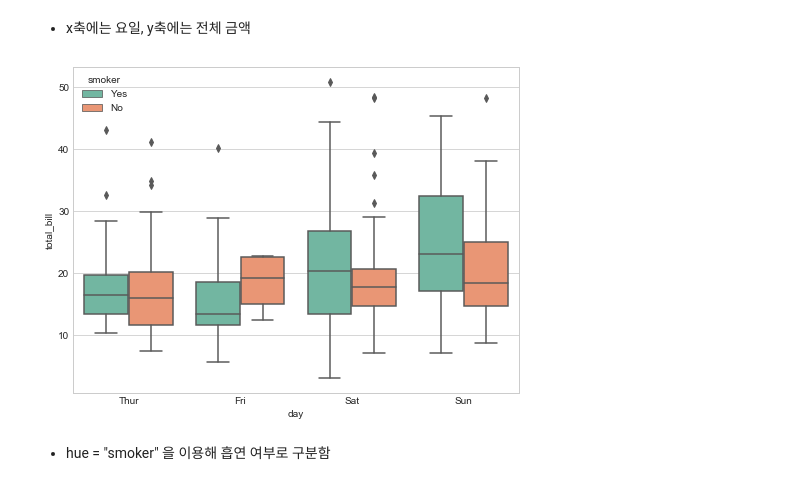
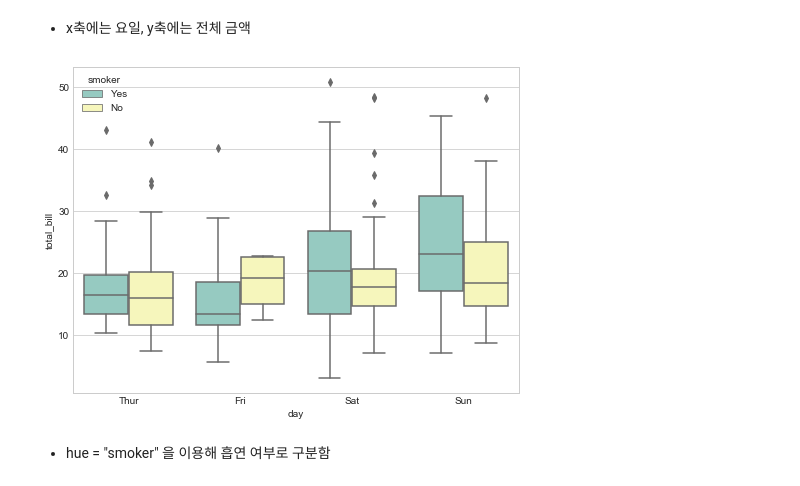
Before and after one commit to gwondohyung/python, a Jupyter notebook: HyunwooShin_2015136069/Chapter_02/chapter_02.ipynb, the cells around one changed output. Cells and saved outputs as stored; diff of their text form; code cells hidden in the pictures.

```diff
--- a/HyunwooShin_2015136069/Chapter_02/chapter_02.ipynb
+++ b/HyunwooShin_2015136069/Chapter_02/chapter_02.ipynb
@@ -526,10 +523,10 @@ plt.show()
 - x축에는 요일, y축에는 전체 금액
 # %%
 plt.figure(figsize = (8, 6))
-sns.boxplot(x = "day", y = "total_bill", hue = "smoker", data = tips, palette = "Set2") #palette 로 데이터 색깔 변경(1~3)
+sns.boxplot(x = "day", y = "total_bill", hue = "smoker", data = tips, palette = "Set3") #palette 로 데이터 색깔 변경(1~3)
 plt.show()
 # %% [output]
-[figure, old version]
+[figure, new version]
 # %% [markdown]
 - hue = "smoker" 을 이용해 흡연 여부로 구분함
 # %%
```
Also changed, not shown: parts of 5 cells of this notebook, 55 other files.
